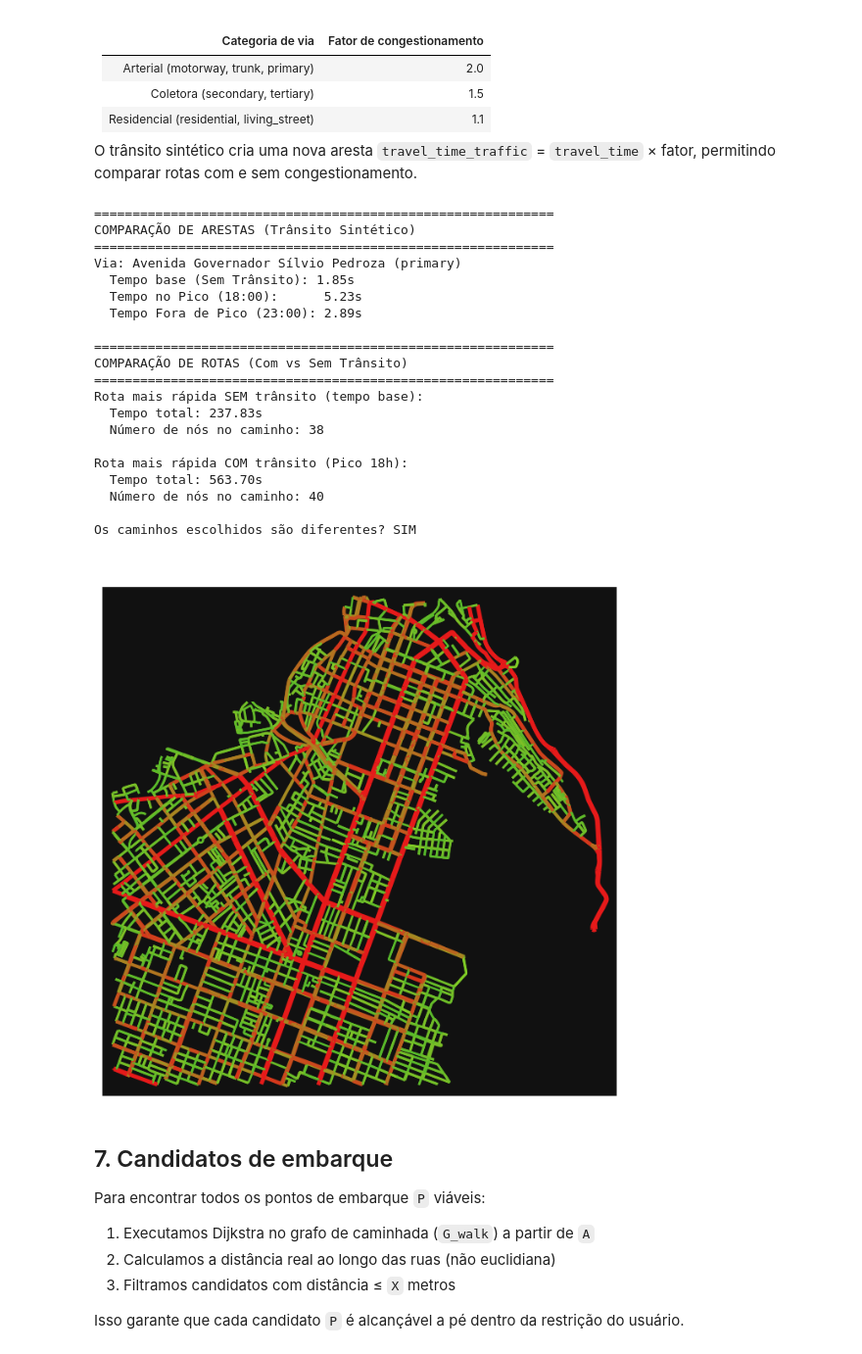
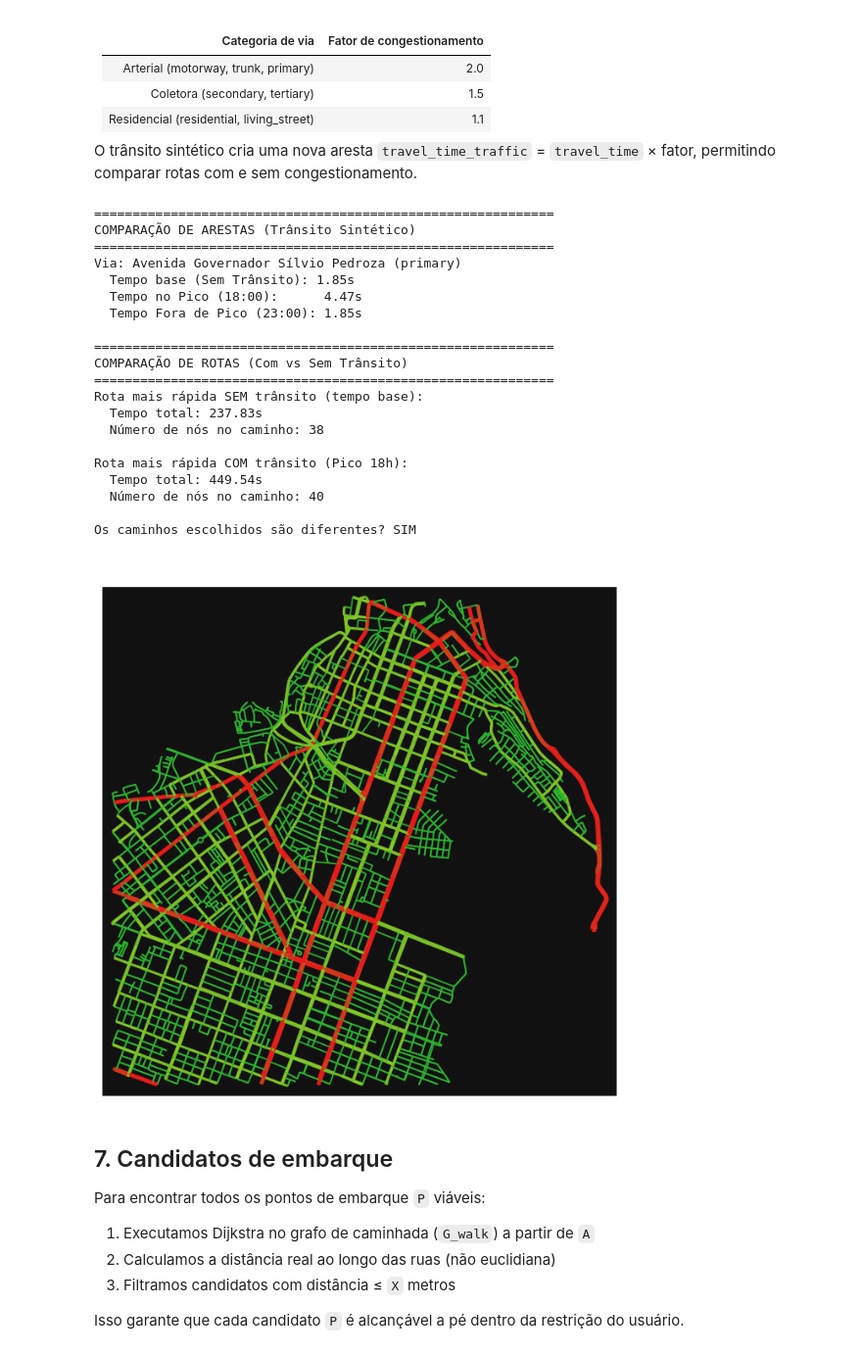
Before and after one commit to Lucasadasc/projeto-ridesmart, a Jupyter notebook: projeto_final.ipynb, the cells around one changed output. Shown at 98% size. Saved outputs shown, nothing was run; the diff lists cells and outputs as text; code cells hidden in the pictures.

```diff
--- a/projeto_final.ipynb
+++ b/projeto_final.ipynb
@@ -532,8 +521,6 @@ Quando o peso de busca é baseado em tempo (`travel_time` ou `travel_time_traffi
 
 def a_estrela(G, origem, destino, weight='travel_time', track_history=False):
     t0 = time.perf_counter()
-
-    vmax_ms = max(d.get('speed_kph', 1) for _, _, d in G.edges(data=True)) / 3.6
 
     def h(u):
         lat1 = G.nodes[u]['y']
@@ -546,7 +533,7 @@ def a_estrela(G, origem, destino, weight='travel_time', track_history=False):
         if weight == 'length':
             return dist_metros
         else:
-            return dist_metros / vmax_ms
+            return dist_metros / VMAX_MS
 
     g_score = {n: float('inf') for n in G.nodes()}
     g_score[origem] = 0.0
@@ -564,11 +551,11 @@ def a_estrela(G, origem, destino, weight='travel_time', track_history=False):
         if atual in fechados:
             continue
         fechados.add(atual)
+        expandidos += 1
         hist.append(atual)
         if atual == destino:
             break
         for vizinho, peso in vizinhos_ponderados(G, atual, weight):
-            expandidos += 1
             tentative_g = g_score[atual] + peso
             if tentative_g < g_score[vizinho]:
                 prev[vizinho] = atual
@@ -729,11 +716,11 @@ fator_trafego = {
 
 def obter_multiplicador_pico(hora):
     """
-    Retorna um multiplicador de tráfego com base na hora do dia (0-23h).
-    Pico da manhã: 07h-09h (máximo às 08h, multiplicador +30%)
-    Pico da tarde: 17h-19h (máximo às 18h, multiplicador +45%)
-    Madrugada: 22h-06h (multiplicador menor, 0.8x do tráfego padrão)
-    Outros horários: 1.0x (tráfego padrão)
+    Retorna o fator de congestionamento (0.0 = nenhum, 1.0 = padrão).
+    Pico da manhã: 07h-09h (até +0.30 sobre o padrão)
+    Pico da tarde: 17h-19h (até +0.45 sobre o padrão)
+    Madrugada: 22h-06h (sem congestionamento)
+    Outros horários: congestionamento padrão
     """
     if 7.0 <= hora <= 9.0:
         dist = abs(hora - 8.0)
@@ -742,7 +729,7 @@ def obter_multiplicador_pico(hora):
         dist = abs(hora - 18.0)
         return 1.0 + 0.45 * (1.0 - dist)
     elif 22.0 <= hora or hora <= 6.0:
-        return 0.8
+        return 0.0
     else:
         return 1.0
 
@@ -775,9 +762,9 @@ def aplicar_transito_sintetico(grafo, hora=18.0, in_place=False, semente=42):
         # Adiciona variação estocástica (+/- 10%) para simular trânsito real e imprevisível
         variacao_estocastica = np.random.uniform(0.9, 1.1)
 
-        fator_final = fator_base * fator_pico * variacao_estocastica
-        # O trânsito não pode diminuir o tempo padrão abaixo do tempo livre de tráfego
-        fator_final = max(1.0, fator_final)
+        # Fórmula aditiva: congestionamento é um acréscimo sobre o tempo livre
+        # fator_pico=0.0 (madrugada) → fator_final=1.0, sem congestionamento
+        fator_final = 1.0 + (fator_base - 1.0) * fator_pico * variacao_estocastica
 
         # Obtém o tempo de percurso base (travel_time)
         travel_time = data.get('travel_time', 0.0)
@@ -872,37 +859,37 @@ try:
 
     print(f"\nRota mais rápida COM trânsito (Pico 18h):")
     print(f"  Tempo total: {caminho_com['distancia']:.2f}s")
     print(f"  Número de nós no caminho: {len(caminho_com['caminho'])}")
 
     diferentes = caminho_sem['caminho'] != caminho_com['caminho']
     print(f"\nOs caminhos escolhidos são diferentes? {'SIM' if diferentes else 'NÃO'}")
 except NameError as e:
     print(f"Nota: Certifique-se de executar as células das Seções anteriores primeiro! Erro: {e}")
 
 # 4. Visualizar o trânsito no horário de pico
 visualizar_transito(G_pico, titulo="Trânsito Sintético no Horário de Pico (18h)")
 # %% [output]
 ============================================================
 COMPARAÇÃO DE ARESTAS (Trânsito Sintético)
 ============================================================
 Via: Avenida Governador Sílvio Pedroza (primary)
   Tempo base (Sem Trânsito): 1.85s
-  Tempo no Pico (18:00):      5.23s
-  Tempo Fora de Pico (23:00): 2.89s
+  Tempo no Pico (18:00):      4.47s
+  Tempo Fora de Pico (23:00): 1.85s
 
 ============================================================
 COMPARAÇÃO DE ROTAS (Com vs Sem Trânsito)
 ============================================================
 Rota mais rápida SEM trânsito (tempo base):
   Tempo total: 237.83s
   Número de nós no caminho: 38
 
 Rota mais rápida COM trânsito (Pico 18h):
-  Tempo total: 563.70s
+  Tempo total: 449.54s
   Número de nós no caminho: 40
 
 Os caminhos escolhidos são diferentes? SIM
-[figure, old version]
+[figure, new version]
 # %% [markdown]
 ## 7. Candidatos de embarque
 
```
Also changed, not shown: parts of 10 cells of this notebook, 4 other files.
